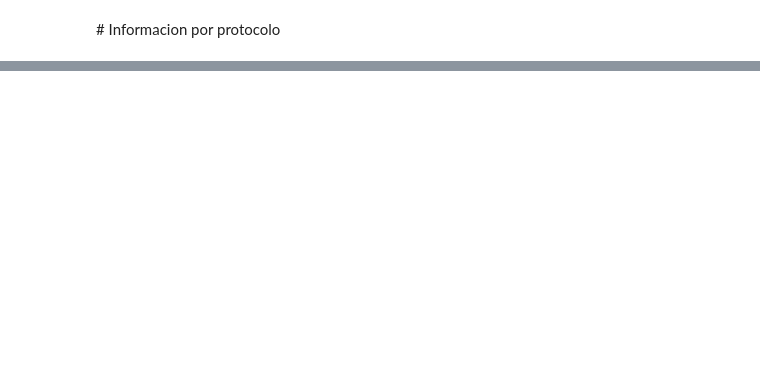
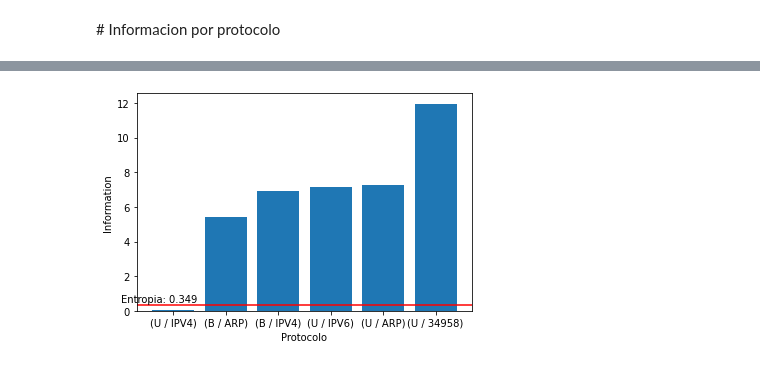
Before and after one commit to cap-diego/tdc-tp1, a Jupyter notebook: tp1.ipynb, the cells around one changed output, grey strips where cells are left out. Cells and saved outputs as stored; diff of their text form; code cells hidden in the pictures; blank space fills up the shorter version.

```diff
--- a/tp1.ipynb
+++ b/tp1.ipynb
@@ -94,0 +88,13 @@ df_broadunicast["percent"] = df_broadunicast["value"]/df_broadunicast["value"].s
+# %%
+plt.bar(df_Red_2_info["type"], df_Red_2_info["value"])
+plt.xlabel("Protocolo")
+plt.ylabel("Information")
+
+entropy = df_entropy[df_entropy["dataset"]==Red_2]["value"].item()
+plt.axhline(y=entropy, color='r', linestyle='-')
+
+plt.text( x = -1, y = 0.5, s = 'Entropia: '+ str(round(entropy, 3)))
+plt.savefig('./results/imgs/info_{}_info.png'.format(Red_2))
+plt.show()
+# %% [output]
+[figure, added]
```
Also changed, not shown: parts of 21 cells of this notebook, 8 other files.
